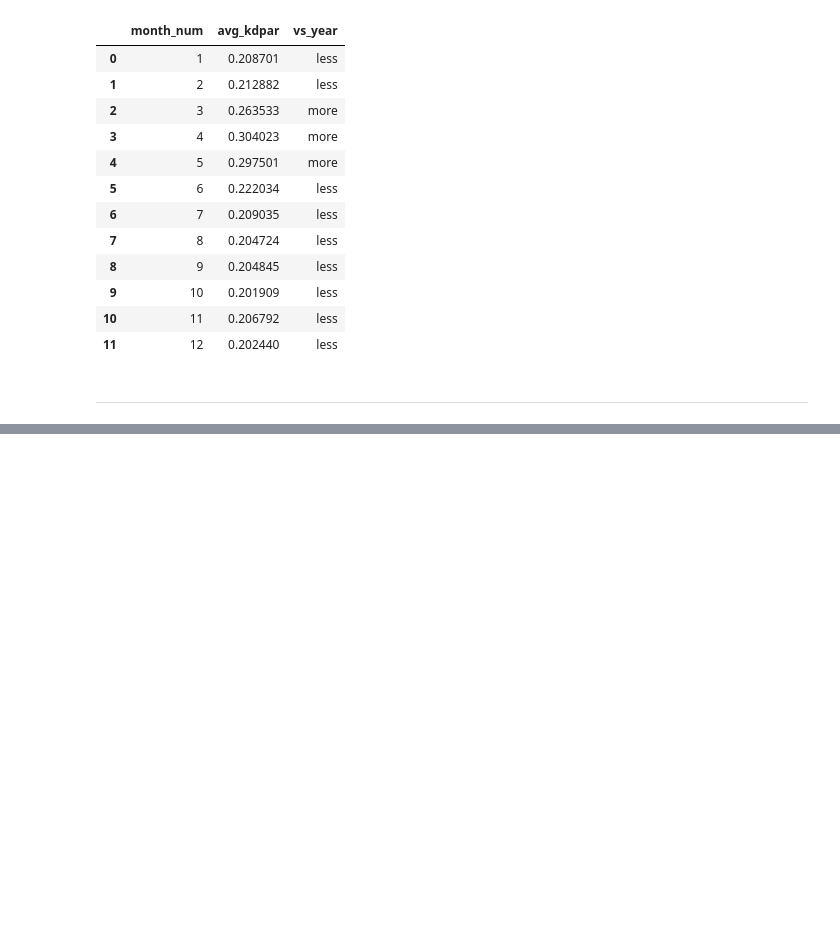
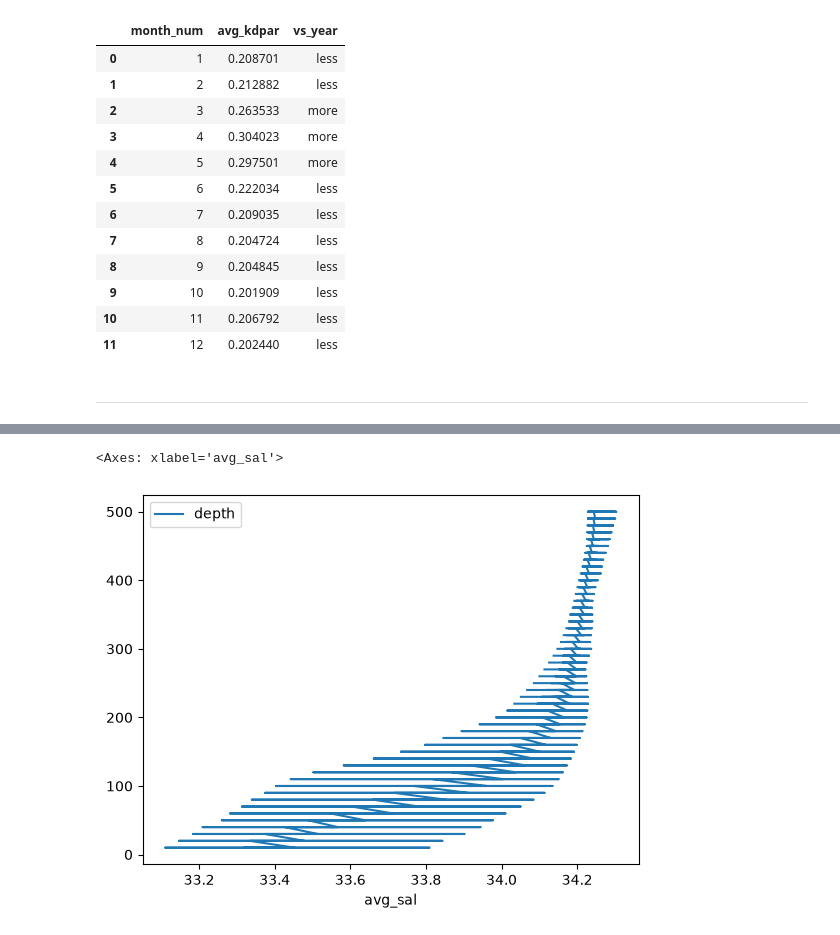
Before and after one commit to EmmaBucket/398_ocean, a Jupyter notebook: Analysis/plots.ipynb, the cells around one changed output, grey strips where cells are left out. Saved outputs shown, nothing was run; the diff lists cells and outputs as text; code cells hidden in the pictures; blank space fills up the shorter version.

```diff
--- a/Analysis/plots.ipynb
+++ b/Analysis/plots.ipynb
@@ -494,0 +672,5 @@ kd_months
+# %%
+glider_average.plot(x = "avg_sal", y= "depth")
+# %% [output]
+<Axes: xlabel='avg_sal'>
+[figure, added]
```
Also changed, not shown: parts of 32 cells of this notebook.
